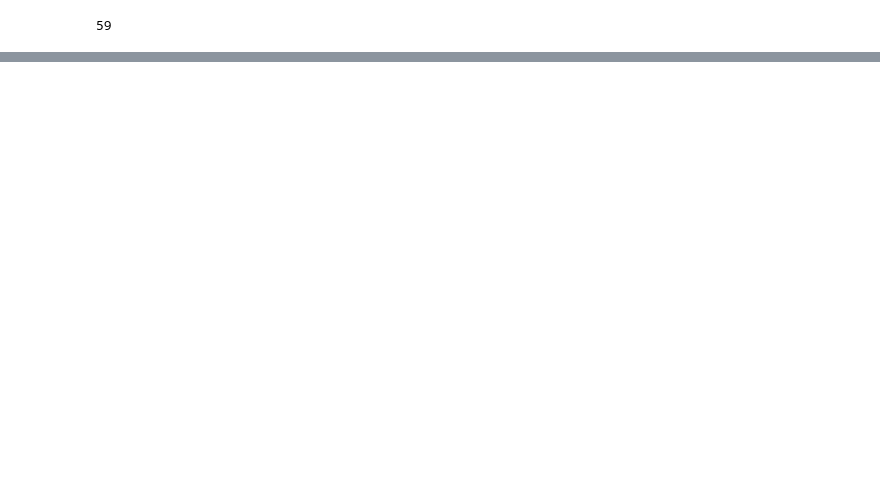
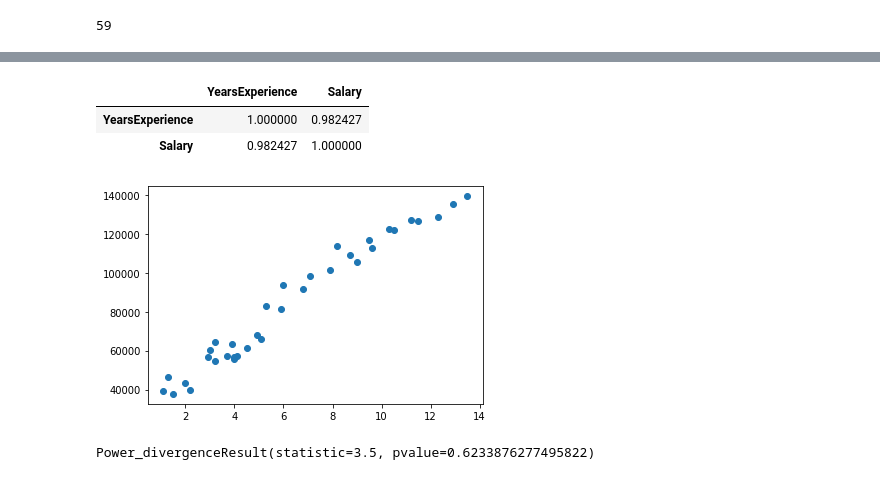
Before and after one commit to satriobhirawa/Private-DataScience-MachineLearning, a Jupyter notebook: Test Code.ipynb, the cells around one changed output, grey strips where cells are left out. Drawn from its saved outputs; the diff is of its cells as text; code cells hidden in the pictures; blank space fills up the shorter version.

```diff
--- a/Test Code.ipynb
+++ b/Test Code.ipynb
@@ -472,0 +616,2 @@ ax = out.value_counts(sort=False).plot.bar(rot=0, color="g", figsize=(6,4))
+# %%
+df_sal = pd.read_csv("Salary.csv")
@@ -472,0 +630,10 @@ ax = out.value_counts(sort=False).plot.bar(rot=0, color="g", figsize=(6,4))
+# %%
+df_sal.corr()
+# %% [output]
+|  | YearsExperience | Salary |
+| YearsExperience | 1.000000 | 0.982427 |
+| Salary | 0.982427 | 1.000000 |
+# %%
+plt.scatter(df_sal['YearsExperience'],df_sal['Salary']);
+# %% [output]
+[figure, added]
@@ -472,0 +642,4 @@ ax = out.value_counts(sort=False).plot.bar(rot=0, color="g", figsize=(6,4))
+# %%
+chisquare([16, 18, 16, 14, 12, 12], f_exp=[16, 16, 16, 16, 16, 8])
+# %% [output]
+Power_divergenceResult(statistic=3.5, pvalue=0.6233876277495822)
```
Also changed, not shown: parts of 52 cells of this notebook, 2 other files.
